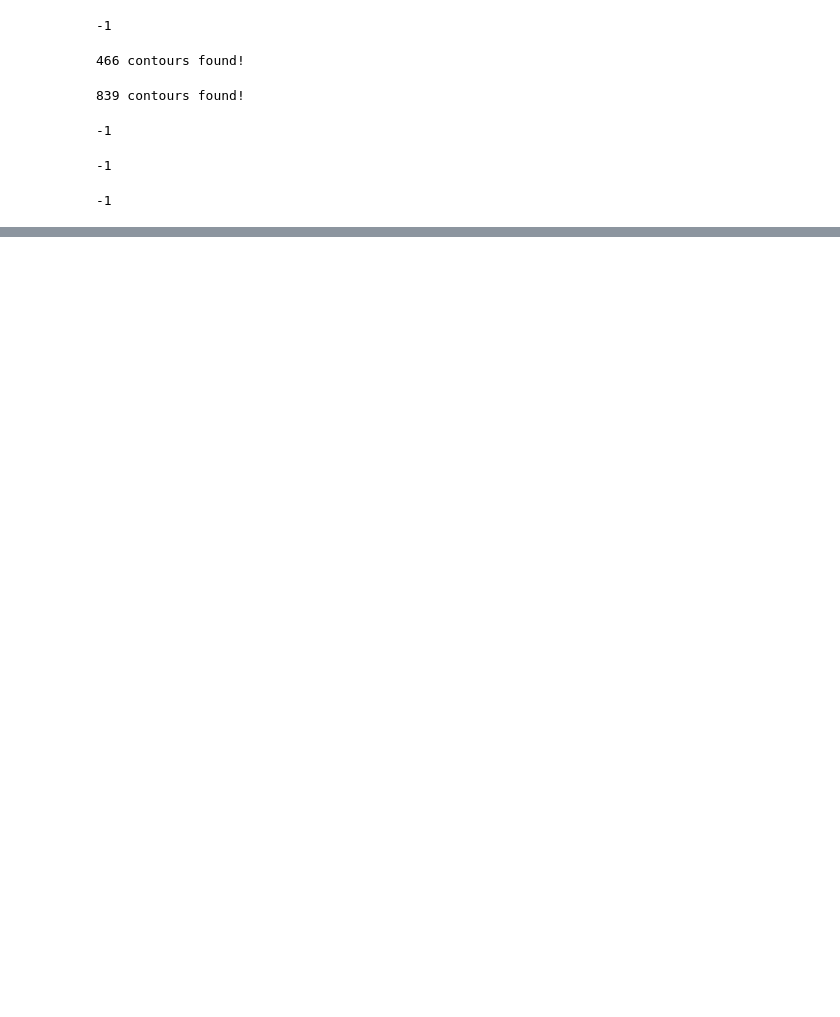
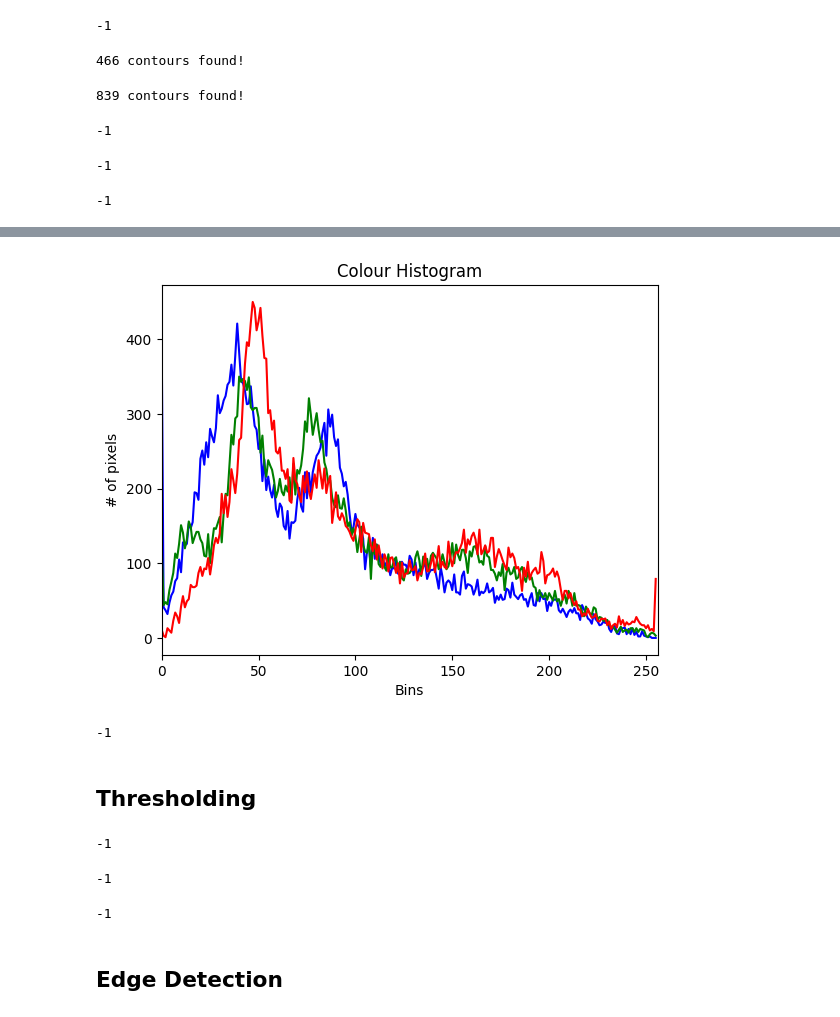
Before and after one commit to TridentifyIshaan/DLforCV, a Jupyter notebook: 10.ipynb, the cells around one changed output, grey strips where cells are left out. Saved outputs shown, nothing was run; the diff lists cells and outputs as text; code cells hidden in the pictures; blank space fills up the shorter version.

```diff
--- a/10.ipynb
+++ b/10.ipynb
@@ -344,0 +572,55 @@ cv.waitKey(0)
+# %%
+# Colour Histogram
+
+plt.figure()
+plt.title('Colour Histogram')
+plt.xlabel('Bins')
+plt.ylabel('# of pixels')
+colors = ('b', 'g', 'r')
+for i,col in enumerate(colors):
+    hist = cv.calcHist([img], [i], mask, [256], [0,256])
+    plt.plot(hist, color=col)
+    plt.xlim([0,256])
+
+plt.show()
+cv.waitKey(0)
+# %% [output]
+[figure, added]
+-1
+# %% [markdown]
+## Thresholding
+# %%
+img = cv.imread('Resources/Photos/cats.jpg')
+cv.imshow('Cats', img)
+
+gray = cv.cvtColor(img, cv.COLOR_BGR2GRAY)
+cv. imshow('GRay', gray)
+
+# Simple Thresholding
+threshold, thresh = cv.threshold(gray, 150, 255, cv. THRESH_BINARY )
+cv. imshow('Simple Thresholded', thresh)
+
+cv.waitKey(0)
+# %% [output]
+-1
+# %%
+threshold, thresh_inv = cv.threshold(gray, 150, 255, cv. THRESH_BINARY_INV )
+cv. imshow('Simple Thresholded Inverse', thresh_inv)
+
+cv.waitKey(0)
+# %% [output]
+-1
+# %%
+# Adaptive Thresholding
+
+adaptive_thresh = cv.adaptiveThreshold(gray, 255, cv.ADAPTIVE_THRESH_MEAN_C, cv.THRESH_BINARY, 11, 3)
+cv. imshow('Adaptive Thresholding Mean', adaptive_thresh)
+
+adaptive_thresh = cv.adaptiveThreshold(gray, 255, cv.ADAPTIVE_THRESH_GAUSSIAN_C, cv.THRESH_BINARY, 11, 3)
+cv. imshow('Adaptive Thresholding Gaussian', adaptive_thresh)
+
+cv.waitKey(0)
+# %% [output]
+-1
+# %% [markdown]
+## Edge Detection
```
Also changed, not shown: parts of 25 cells of this notebook.
